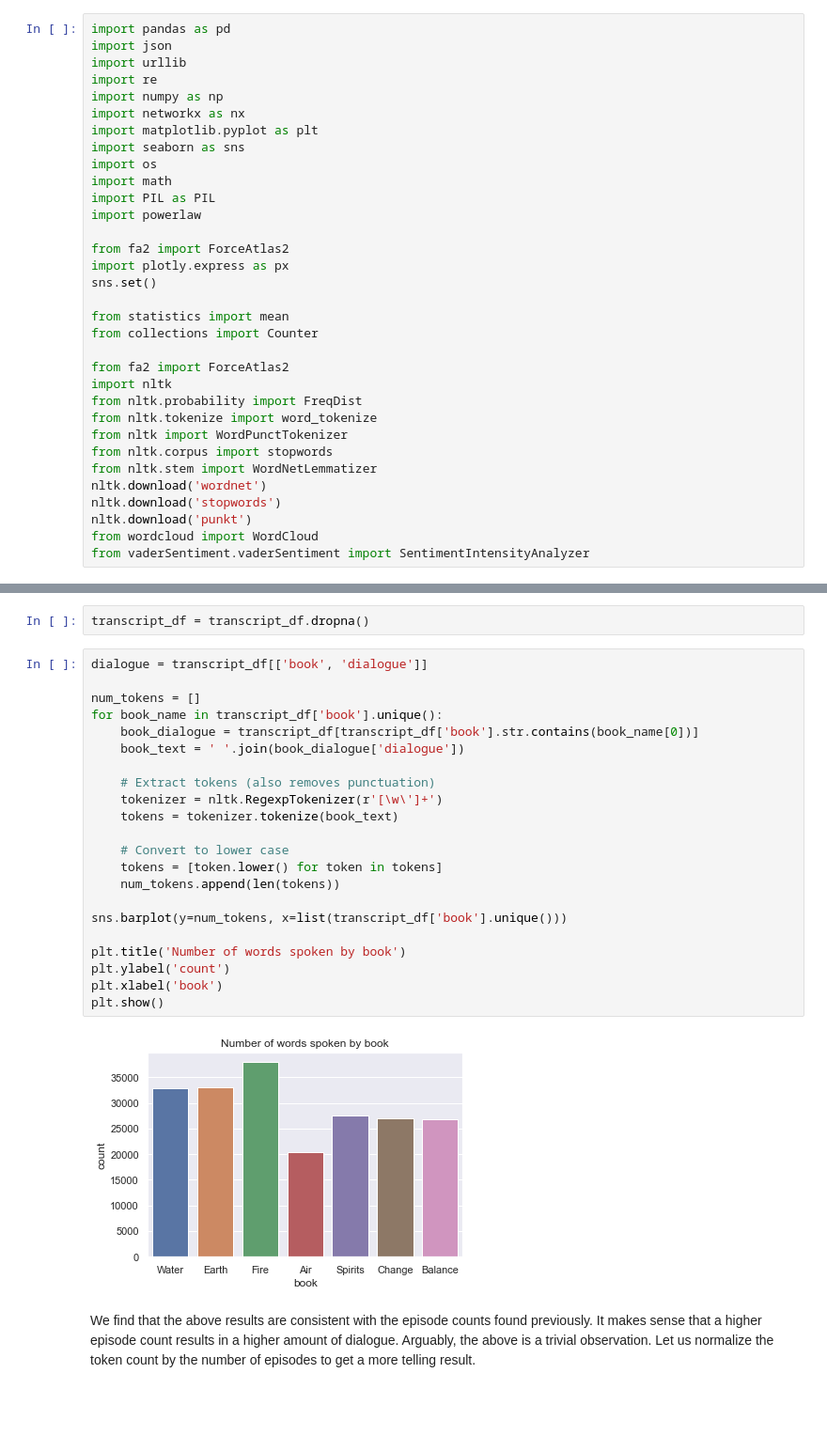
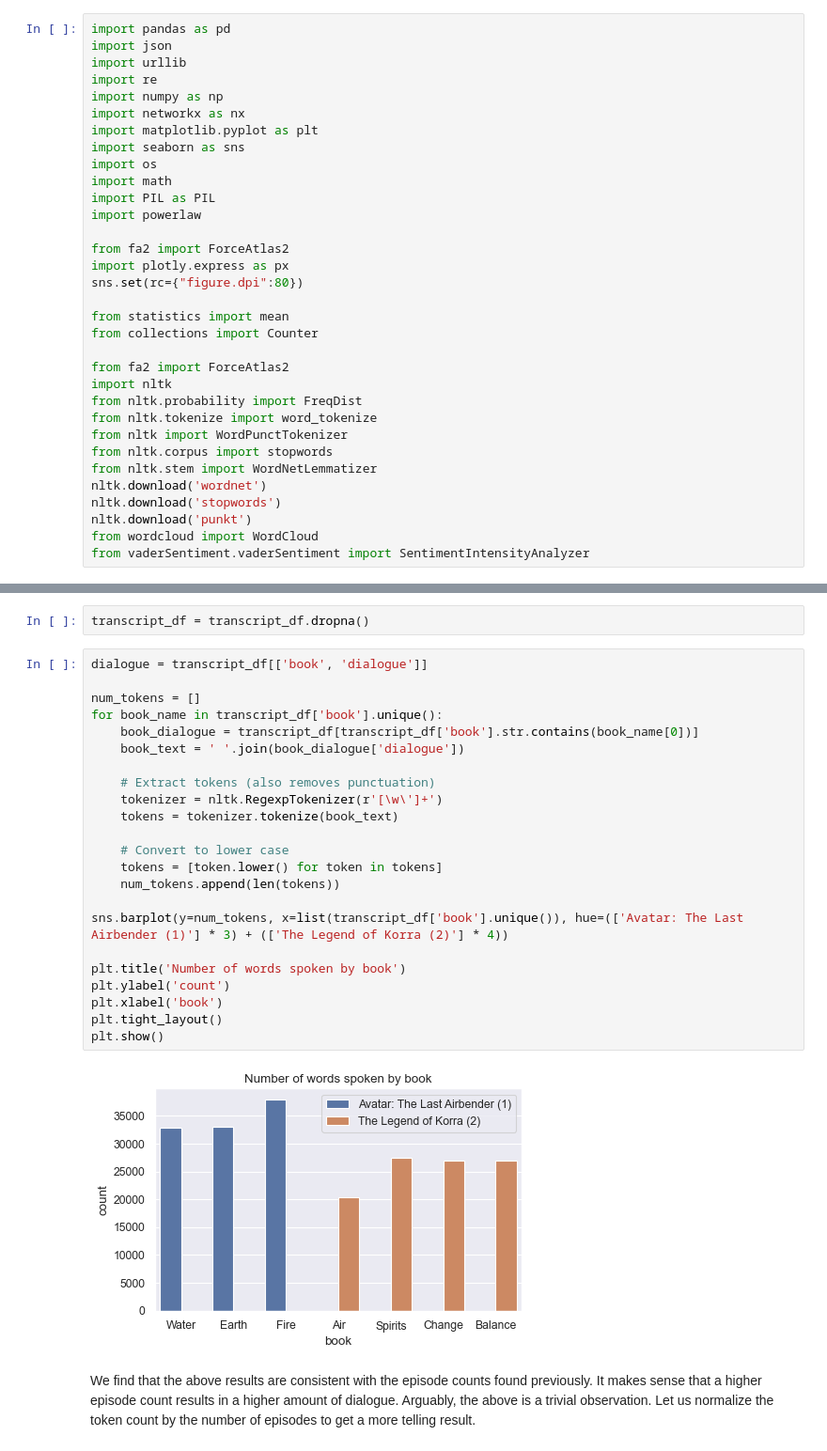
Before and after one commit to philipwastakenwastaken/social-graphs-project-2021, a Jupyter notebook: explainer.ipynb, the cells around one changed output, grey strips where cells are left out. Shown at 94% size. Saved outputs shown, nothing was run; the diff lists cells and outputs as text; blank space fills up the shorter version.

```diff
--- a/explainer.ipynb
+++ b/explainer.ipynb
@@ -16,7 +16,7 @@ import powerlaw
 
 from fa2 import ForceAtlas2
 import plotly.express as px
-sns.set()
+sns.set(rc={"figure.dpi":80})
 
 from statistics import mean
 from collections import Counter
@@ -627,27 +627,28 @@ transcript_df = transcript_df.dropna()
 # %%
 dialogue = transcript_df[['book', 'dialogue']]
 
 num_tokens = []
 for book_name in transcript_df['book'].unique():
     book_dialogue = transcript_df[transcript_df['book'].str.contains(book_name[0])]
     book_text = ' '.join(book_dialogue['dialogue'])
 
     # Extract tokens (also removes punctuation)
     tokenizer = nltk.RegexpTokenizer(r'[\w\']+')
     tokens = tokenizer.tokenize(book_text)
 
     # Convert to lower case
     tokens = [token.lower() for token in tokens]
     num_tokens.append(len(tokens))
 
-sns.barplot(y=num_tokens, x=list(transcript_df['book'].unique()))
+sns.barplot(y=num_tokens, x=list(transcript_df['book'].unique()), hue=(['Avatar: The Last Airbender (1)'] * 3) + (['The Legend of Korra (2)'] * 4))
 
 plt.title('Number of words spoken by book')
 plt.ylabel('count')
 plt.xlabel('book')
+plt.tight_layout()
 plt.show()
 # %% [output]
-[figure, old version]
+[figure, new version]
 # %% [markdown]
 We find that the above results are consistent with the episode counts found previously. It makes sense that a higher episode count results in a higher amount of dialogue.
 Arguably, the above is a trivial observation. Let us normalize the token count by the number of episodes to get a more telling result.
```
Also changed, not shown: parts of 12 cells of this notebook, 3 other files.
